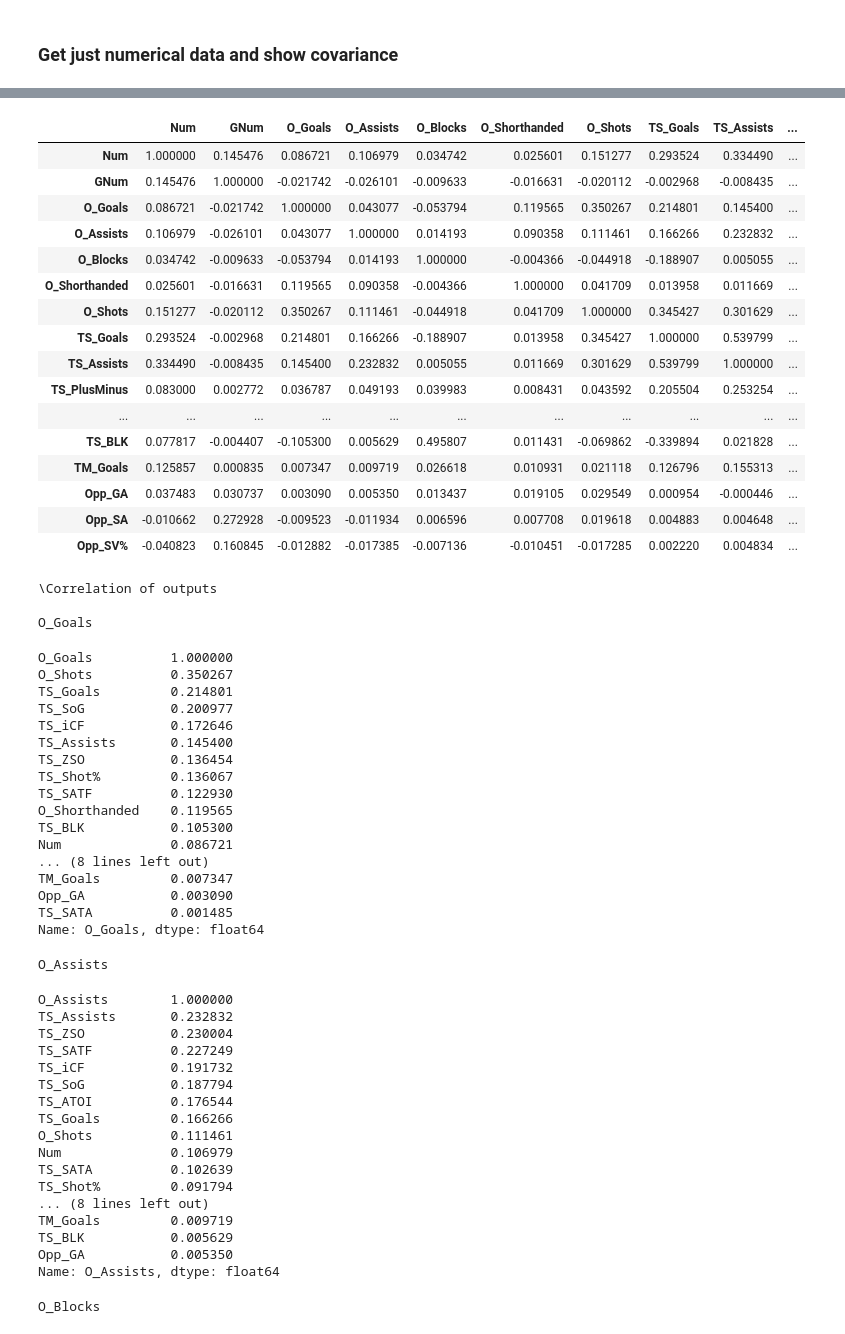
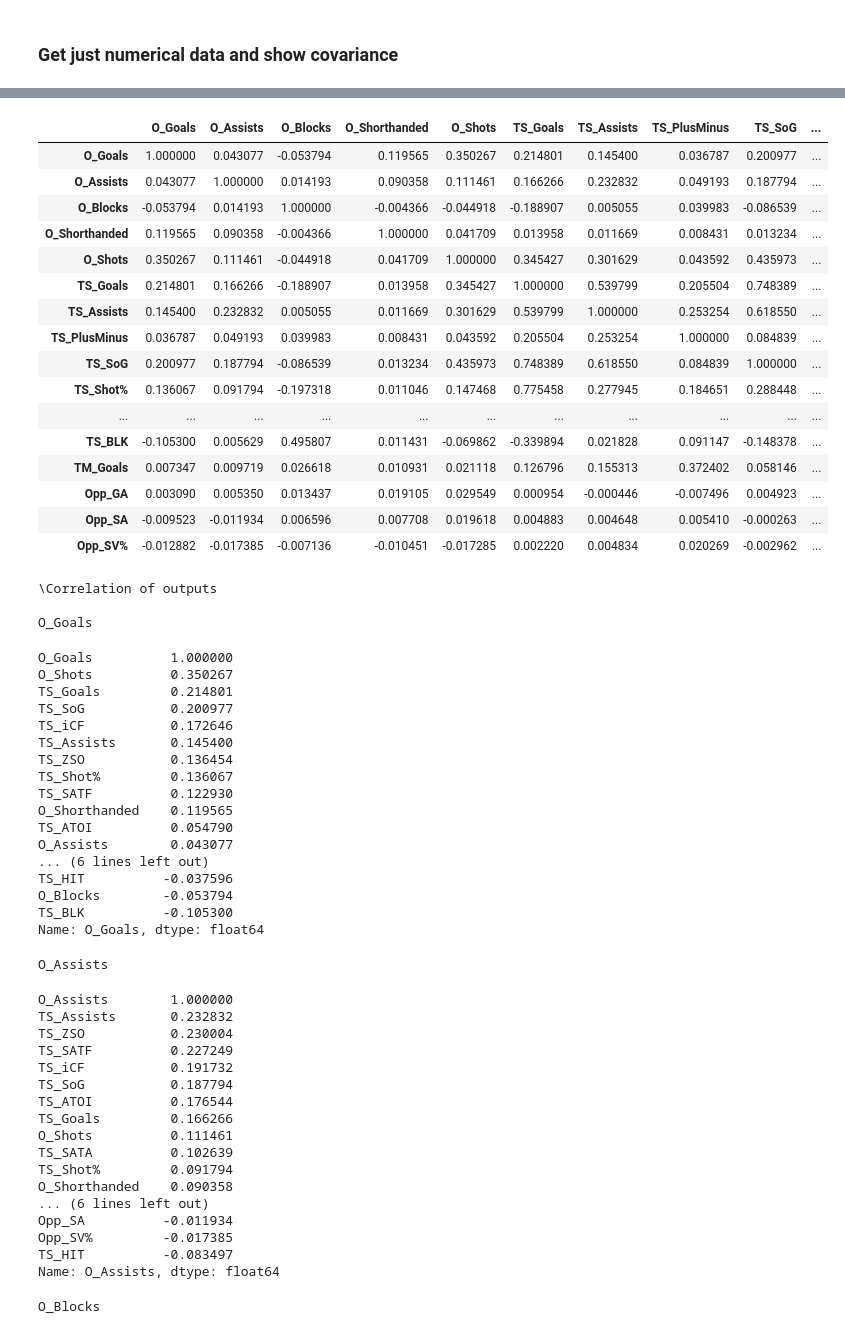
Before and after one commit to mmn599/hockey, a Jupyter notebook: Skater Data Visualization.ipynb, the cells around one changed output, grey strips where cells are left out. Saved outputs shown, nothing was run; the diff lists cells and outputs as text; code cells hidden in the pictures.

```diff
--- a/Skater Data Visualization.ipynb
+++ b/Skater Data Visualization.ipynb
@@ -10,7 +10,6 @@ from sklearn.externals import joblib
 from sklearn.decomposition import PCA
 from matplotlib import pyplot as plt
 import IPython
-%matplotlib inline
 pd.options.display.max_columns = 999
 
 X = joblib.load('2015Skaters.p')
@@ -19,6 +18,7 @@ misc_cols = ['GameNum', 'Player', 'GameName', 'DateTimestamp']
 data = X.drop(misc_cols, axis=1)
 cols = data.columns.values
 outputs = [x for x in cols if "O_" in x]
+outputs.remove("O_Shorthanded")
 features = [x for x in cols if x not in outputs]
 print(outputs)
 print(features)
@@ -58,3 +42,11 @@ KeyboardInterrupt:
+# %%
+bins = [5, 5, 8, 10]
+for binc, output in zip(bins, outputs):
+    plt.hist(data[output], bins=binc, range=[0,binc])
+    plt.title(output)
+    plt.xlabel(output.replace("O_", "") + " in a game")
+    plt.ylabel('Frequency in 2015')
+    plt.show()
 # %% [markdown]
 ### Scatter plots of individual features vs. outputs
 # %%
@@ -62,4 +54,6 @@ for output in outputs:
     for feature in features:
         X.plot.scatter(x=feature, y=output)
         plt.title(feature + " vs. " + output)
-plt.show()
+        plt.xlabel(feature)
+        plt.ylabel(output)
+        plt.show()
@@ -70,33 +67,34 @@ KeyboardInterrupt:
 # %%
-corr = data.corr()
+df = data.drop(['Num','GNum'], axis=1)
+corr = df.corr()
 ICD.display(corr)
 
 print('\Correlation of outputs\n')
 for output in outputs:
     print(output)
     c = corr[output]
-    c = np.abs(c)
+#     c = np.abs(c)
     c = c.sort_values(ascending=False)
     ICD.display(c)
     print('\n')
 # %% [output]
-|  | Num | GNum | O_Goals | O_Assists | O_Blocks | O_Shorthanded | O_Shots | TS_Goals | TS_Assists | ... |
-| Num | 1.000000 | 0.145476 | 0.086721 | 0.106979 | 0.034742 | 0.025601 | 0.151277 | 0.293524 | 0.334490 | ... |
-| GNum | 0.145476 | 1.000000 | -0.021742 | -0.026101 | -0.009633 | -0.016631 | -0.020112 | -0.002968 | -0.008435 | ... |
-| O_Goals | 0.086721 | -0.021742 | 1.000000 | 0.043077 | -0.053794 | 0.119565 | 0.350267 | 0.214801 | 0.145400 | ... |
-| O_Assists | 0.106979 | -0.026101 | 0.043077 | 1.000000 | 0.014193 | 0.090358 | 0.111461 | 0.166266 | 0.232832 | ... |
-| O_Blocks | 0.034742 | -0.009633 | -0.053794 | 0.014193 | 1.000000 | -0.004366 | -0.044918 | -0.188907 | 0.005055 | ... |
-| O_Shorthanded | 0.025601 | -0.016631 | 0.119565 | 0.090358 | -0.004366 | 1.000000 | 0.041709 | 0.013958 | 0.011669 | ... |
-| O_Shots | 0.151277 | -0.020112 | 0.350267 | 0.111461 | -0.044918 | 0.041709 | 1.000000 | 0.345427 | 0.301629 | ... |
-| TS_Goals | 0.293524 | -0.002968 | 0.214801 | 0.166266 | -0.188907 | 0.013958 | 0.345427 | 1.000000 | 0.539799 | ... |
-| TS_Assists | 0.334490 | -0.008435 | 0.145400 | 0.232832 | 0.005055 | 0.011669 | 0.301629 | 0.539799 | 1.000000 | ... |
-| TS_PlusMinus | 0.083000 | 0.002772 | 0.036787 | 0.049193 | 0.039983 | 0.008431 | 0.043592 | 0.205504 | 0.253254 | ... |
+|  | O_Goals | O_Assists | O_Blocks | O_Shorthanded | O_Shots | TS_Goals | TS_Assists | TS_PlusMinus | TS_SoG | ... |
+| O_Goals | 1.000000 | 0.043077 | -0.053794 | 0.119565 | 0.350267 | 0.214801 | 0.145400 | 0.036787 | 0.200977 | ... |
+| O_Assists | 0.043077 | 1.000000 | 0.014193 | 0.090358 | 0.111461 | 0.166266 | 0.232832 | 0.049193 | 0.187794 | ... |
+| O_Blocks | -0.053794 | 0.014193 | 1.000000 | -0.004366 | -0.044918 | -0.188907 | 0.005055 | 0.039983 | -0.086539 | ... |
+| O_Shorthanded | 0.119565 | 0.090358 | -0.004366 | 1.000000 | 0.041709 | 0.013958 | 0.011669 | 0.008431 | 0.013234 | ... |
+| O_Shots | 0.350267 | 0.111461 | -0.044918 | 0.041709 | 1.000000 | 0.345427 | 0.301629 | 0.043592 | 0.435973 | ... |
+| TS_Goals | 0.214801 | 0.166266 | -0.188907 | 0.013958 | 0.345427 | 1.000000 | 0.539799 | 0.205504 | 0.748389 | ... |
+| TS_Assists | 0.145400 | 0.232832 | 0.005055 | 0.011669 | 0.301629 | 0.539799 | 1.000000 | 0.253254 | 0.618550 | ... |
+| TS_PlusMinus | 0.036787 | 0.049193 | 0.039983 | 0.008431 | 0.043592 | 0.205504 | 0.253254 | 1.000000 | 0.084839 | ... |
+| TS_SoG | 0.200977 | 0.187794 | -0.086539 | 0.013234 | 0.435973 | 0.748389 | 0.618550 | 0.084839 | 1.000000 | ... |
+| TS_Shot% | 0.136067 | 0.091794 | -0.197318 | 0.011046 | 0.147468 | 0.775458 | 0.277945 | 0.184651 | 0.288448 | ... |
 | ... | ... | ... | ... | ... | ... | ... | ... | ... | ... | ... |
-| TS_BLK | 0.077817 | -0.004407 | -0.105300 | 0.005629 | 0.495807 | 0.011431 | -0.069862 | -0.339894 | 0.021828 | ... |
-| TM_Goals | 0.125857 | 0.000835 | 0.007347 | 0.009719 | 0.026618 | 0.010931 | 0.021118 | 0.126796 | 0.155313 | ... |
-| Opp_GA | 0.037483 | 0.030737 | 0.003090 | 0.005350 | 0.013437 | 0.019105 | 0.029549 | 0.000954 | -0.000446 | ... |
-| Opp_SA | -0.010662 | 0.272928 | -0.009523 | -0.011934 | 0.006596 | 0.007708 | 0.019618 | 0.004883 | 0.004648 | ... |
-| Opp_SV% | -0.040823 | 0.160845 | -0.012882 | -0.017385 | -0.007136 | -0.010451 | -0.017285 | 0.002220 | 0.004834 | ... |
+| TS_BLK | -0.105300 | 0.005629 | 0.495807 | 0.011431 | -0.069862 | -0.339894 | 0.021828 | 0.091147 | -0.148378 | ... |
+| TM_Goals | 0.007347 | 0.009719 | 0.026618 | 0.010931 | 0.021118 | 0.126796 | 0.155313 | 0.372402 | 0.058146 | ... |
+| Opp_GA | 0.003090 | 0.005350 | 0.013437 | 0.019105 | 0.029549 | 0.000954 | -0.000446 | -0.007496 | 0.004923 | ... |
+| Opp_SA | -0.009523 | -0.011934 | 0.006596 | 0.007708 | 0.019618 | 0.004883 | 0.004648 | 0.005410 | -0.000263 | ... |
+| Opp_SV% | -0.012882 | -0.017385 | -0.007136 | -0.010451 | -0.017285 | 0.002220 | 0.004834 | 0.020269 | -0.002962 | ... |
 \Correlation of outputs
 
 O_Goals
@@ -110,12 +108,12 @@ TS_ZSO           0.136454
 TS_Shot%         0.136067
 TS_SATF          0.122930
 O_Shorthanded    0.119565
-TS_BLK           0.105300
-Num              0.086721
-... (8 lines left out)
-TM_Goals         0.007347
-Opp_GA           0.003090
-TS_SATA          0.001485
+TS_ATOI          0.054790
+O_Assists        0.043077
+... (6 lines left out)
+TS_HIT          -0.037596
+O_Blocks        -0.053794
+TS_BLK          -0.105300
 Name: O_Goals, dtype: float64
 O_Assists
 O_Assists        1.000000
@@ -127,13 +125,13 @@ TS_SoG           0.187794
 TS_ATOI          0.176544
 TS_Goals         0.166266
 O_Shots          0.111461
-Num              0.106979
 TS_SATA          0.102639
 TS_Shot%         0.091794
-... (8 lines left out)
-TM_Goals         0.009719
-TS_BLK           0.005629
-Opp_GA           0.005350
+O_Shorthanded    0.090358
+... (6 lines left out)
+Opp_SA          -0.011934
+Opp_SV%         -0.017385
+TS_HIT          -0.083497
 Name: O_Assists, dtype: float64
 O_Blocks
 O_Blocks         1.000000
```
Also changed, not shown: parts of 5 cells of this notebook, 2 other files.
